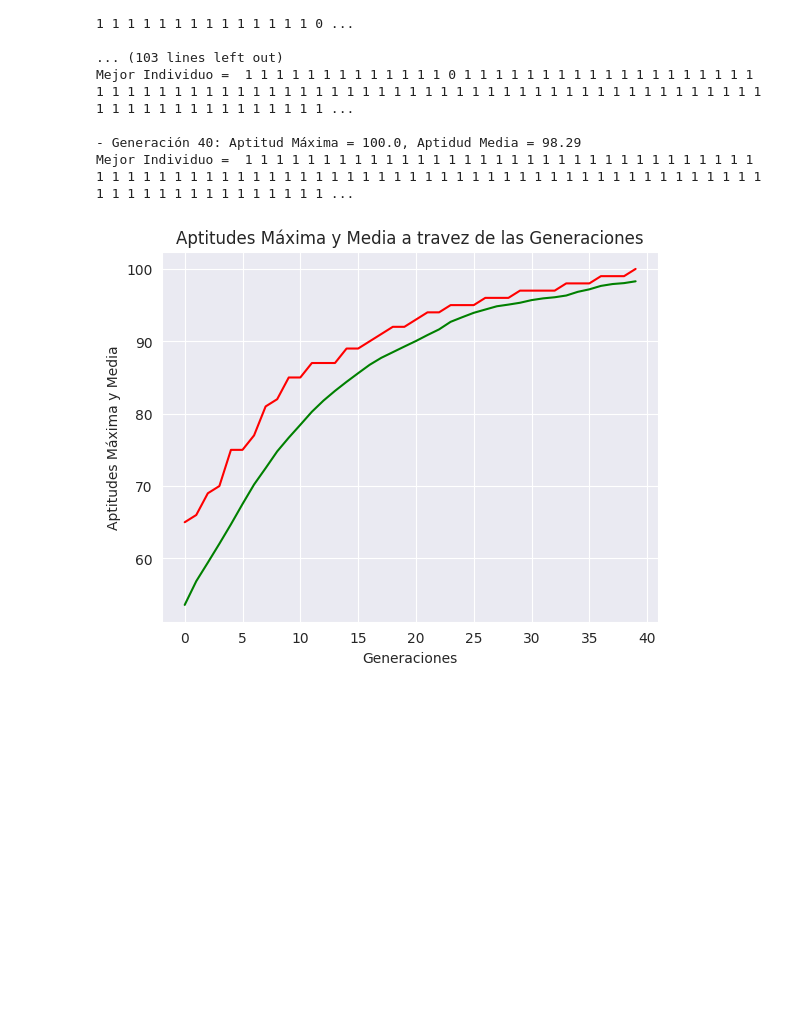
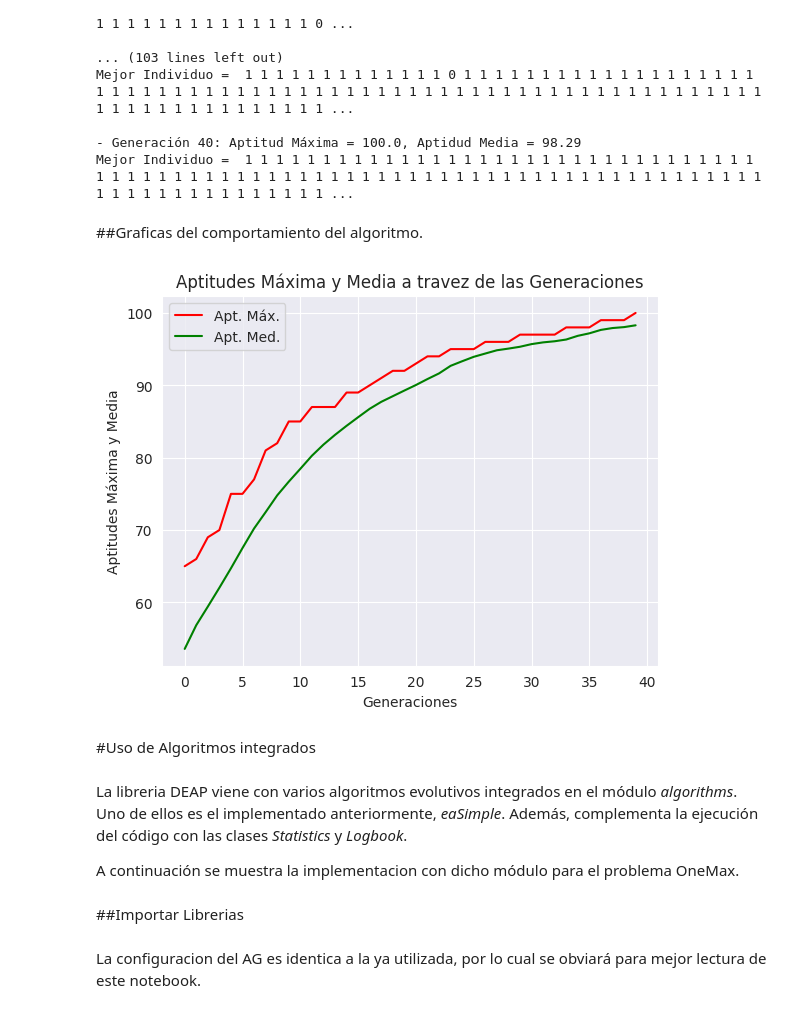
Before and after one commit to Vixuz144/Algoritmos-Geneticos, a Jupyter notebook: CH3_DEAP_Framework.ipynb, the cells around one changed output. Drawn from its saved outputs; the diff is of its cells as text; code cells hidden in the pictures; blank space fills up the shorter version.

```diff
--- a/CH3_DEAP_Framework.ipynb
+++ b/CH3_DEAP_Framework.ipynb
@@ -198,7 +200,7 @@ Long_str = 100  #Longitud de la cadena de texto (Cantidad de 0s y 1s de cada ind
 Tam_Pob = 200 # Tamaño de la población (cantidad de individuos)
 p_cruza = 0.9 # Probabilidad de cruza
 p_mut = 0.1   # Probabilidad de mutación
-max_gen = 100  # Número máximo de generaciones (condición de paro)
+max_gen = 50  # Número máximo de generaciones (condición de paro)
 
 seed(42) # Se establece la semilla inicial para la generación de números pseudo-aleatorios
 # %% [markdown]
@@ -314,13 +320,24 @@ Mejor Individuo =  1 1 1 1 1 1 1 1 1 1 1 1 1 0 1 1 1 1 1 1 1 1 1 1 1 1 1 1 1 1 1
 
 - Generación 40: Aptitud Máxima = 100.0, Aptidud Media = 98.29
 Mejor Individuo =  1 1 1 1 1 1 1 1 1 1 1 1 1 1 1 1 1 1 1 1 1 1 1 1 1 1 1 1 1 1 1 1 1 1 1 1 1 1 1 1 1 1 1 1 1 1 1 1 1 1 1 1 1 1 1 1 1 1 1 1 1 1 1 1 1 1 1 1 1 1 1 1 1 1 1 1 1 1 1 1 1 1 1 1 1 1 1 1 1 1 1 ...
+# %% [markdown]
+##Graficas del comportamiento del algoritmo.
 # %%
 sns.set_style('darkgrid')
-plt.plot(Aps_max, color='r')
-plt.plot(Aps_med, 'g')
+plt.plot(Aps_max, color='r', label='Apt. Máx.')
+plt.plot(Aps_med, 'g', label='Apt. Med.')
 plt.xlabel('Generaciones')
 plt.ylabel('Aptitudes Máxima y Media')
 plt.title('Aptitudes Máxima y Media a travez de las Generaciones')
+plt.legend()
 plt.show()
 # %% [output]
-[figure, old version]
+[figure, new version]
+# %% [markdown]
+#Uso de Algoritmos integrados
+# %% [markdown]
+La libreria DEAP viene con varios algoritmos evolutivos integrados en el módulo *algorithms*. Uno de ellos es el implementado anteriormente, *eaSimple*. Además, complementa la ejecución del código con las clases *Statistics* y *Logbook*.
+
+A continuación se muestra la implementacion con dicho módulo para el problema OneMax.
+# %% [markdown]
+##Importar Librerias
@@ -326,0 +358,2 @@ plt.show()
+# %% [markdown]
+La configuracion del AG es identica a la ya utilizada, por lo cual se obviará para mejor lectura de este notebook.
```
Also changed, not shown: parts of 26 cells of this notebook.
